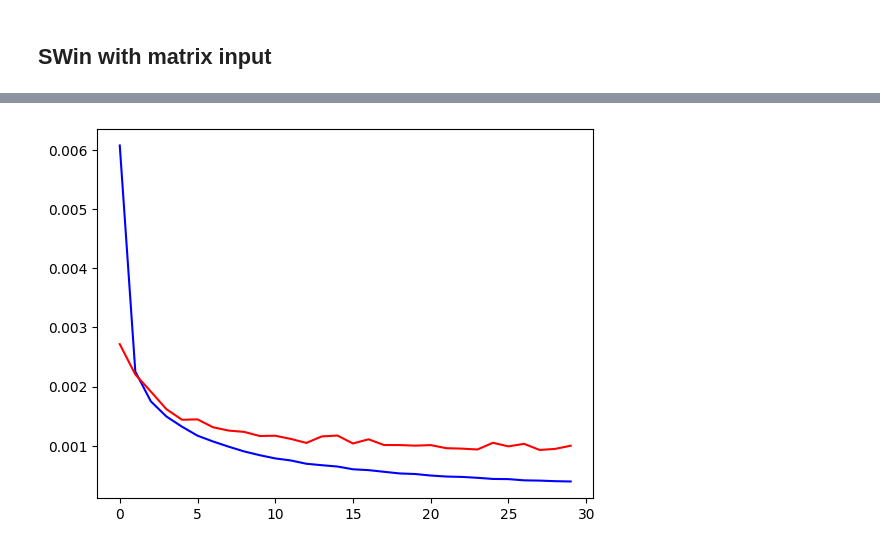
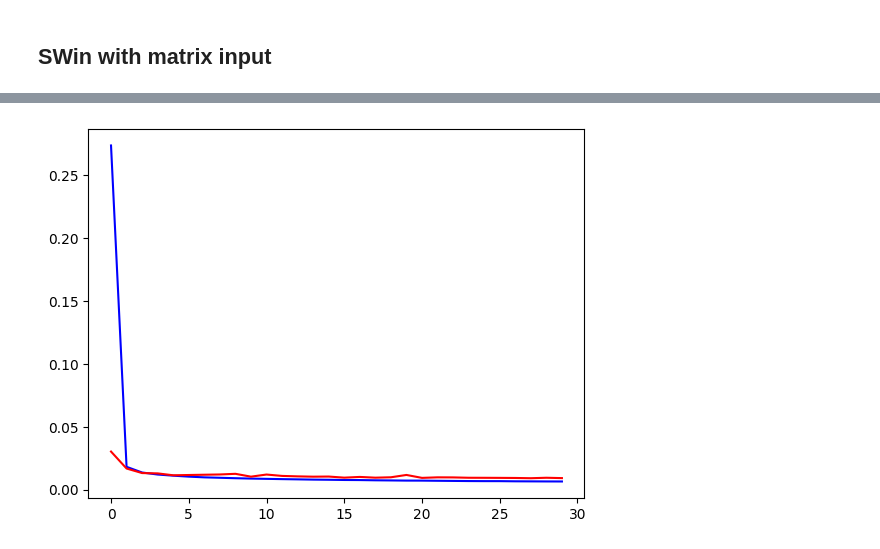
Before and after one commit to GaoDeBuChou/Swin-Transformer-based-Model-for-Trajectory-Prediction, a Jupyter notebook: experiments.ipynb, the cells around one changed output, grey strips where cells are left out. Cells and saved outputs as stored; diff of their text form; code cells hidden in the pictures.

```diff
--- a/experiments.ipynb
+++ b/experiments.ipynb
@@ -775,0 +804,12 @@ Last epoch validation loss: 0.017439104810384284
+# %%
+matrix_tensor = transformed["MATRIX_EXP"].apply(matrix2tensor).values
+mat_train, mat_valid = matrix_tensor[idx_train], matrix_tensor[idx_valid]
+# %%
+train_data = MatrixDataset(mat_train, out_train)
+train_loader = DataLoader(train_data, batch_size=64, shuffle=True)
+
+valid_data = MatrixDataset(mat_valid, out_valid)
+valid_loader = DataLoader(valid_data, batch_size=64, shuffle=True)
+# %%
+mlp = MLP()
+train_model(mlp, nn.L1Loss(), train_loader, valid_loader, learning_rate=0.002)
@@ -775,0 +820,3 @@ Last epoch validation loss: 0.017439104810384284
+# %%
+mlp = MLP()
+train_model(mlp, nn.MSELoss(), train_loader, valid_loader, learning_rate=0.001)
@@ -776,4 +827,4 @@ Last epoch validation loss: 0.017439104810384284
 # %%
-swin = PetNet_()
-train_model(swin, nn.MSELoss(), train_loader, valid_loader, learning_rate=0.001, epochs=30)
+cnn = CNN()
+train_model(cnn, nn.L1Loss(), train_loader, valid_loader, learning_rate=0.001, epochs=30)
 # %% [output]
@@ -782 +833 @@ Last epoch validation loss: 0.0010020109713519414
-[figure, old version]
+[figure, new version]
```
Also changed, not shown: parts of 42 cells of this notebook.
